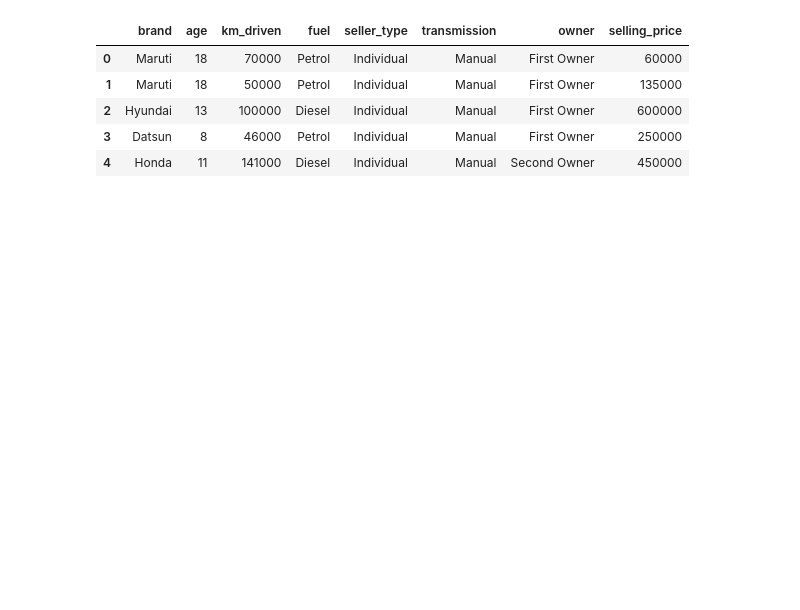
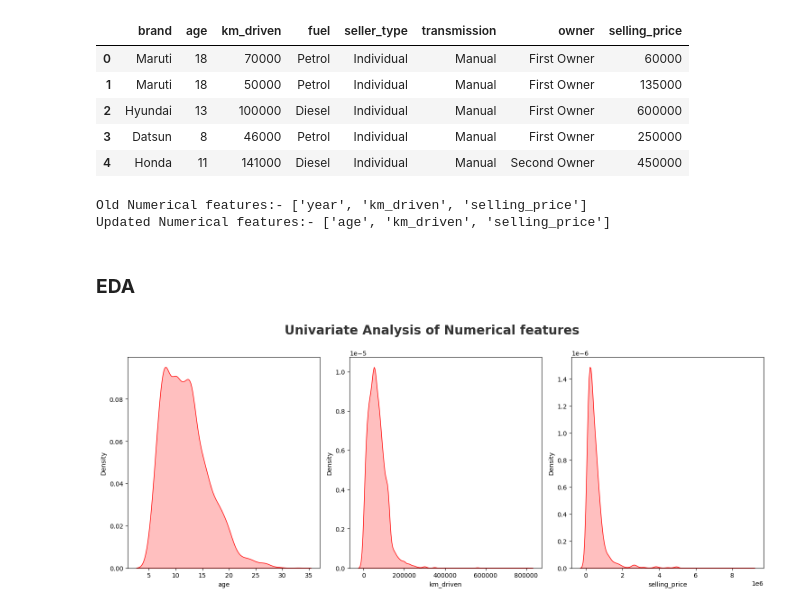
Before and after one commit to Karthik06-Git/EndToEnd_MLOps_Project, a Jupyter notebook: research/EDA.ipynb, the cells around one changed output. Drawn from its saved outputs; the diff is of its cells as text; code cells hidden in the pictures; blank space fills up the shorter version.

```diff
--- a/research/EDA.ipynb
+++ b/research/EDA.ipynb
@@ -114,3 +116,25 @@ df.head()
 | 2 | Hyundai | 13 | 100000 | Diesel | Individual | Manual | First Owner | 600000 |
 | 3 | Datsun | 8 | 46000 | Petrol | Individual | Manual | First Owner | 250000 |
 | 4 | Honda | 11 | 141000 | Diesel | Individual | Manual | Second Owner | 450000 |
+# %%
+print("Old Numerical features:-",num_cols)
+# replace the "year" with "age"
+num_cols[0] = num_cols[0].replace("year","age")
+print("Updated Numerical features:-", num_cols)
+# %% [output]
+Old Numerical features:- ['year', 'km_driven', 'selling_price']
+Updated Numerical features:- ['age', 'km_driven', 'selling_price']
+# %% [markdown]
+### **EDA**
+# %%
+# distributions of data in Numerical columns
+plt.figure(figsize=(15,6))
+plt.suptitle("Univariate Analysis of Numerical features", fontsize=20, fontweight="bold", alpha=0.8, y=1)
+
+for i in range(0, len(num_cols)):
+    plt.subplot(1,3, i+1)
+    sns.kdeplot(x=df[num_cols[i]], shade=True, color="r")
+    plt.xlabel(num_cols[i])
+    plt.tight_layout()
+# %% [output]
+[figure, added]
```
Also changed, not shown: parts of 3 cells of this notebook, 2 other files.
